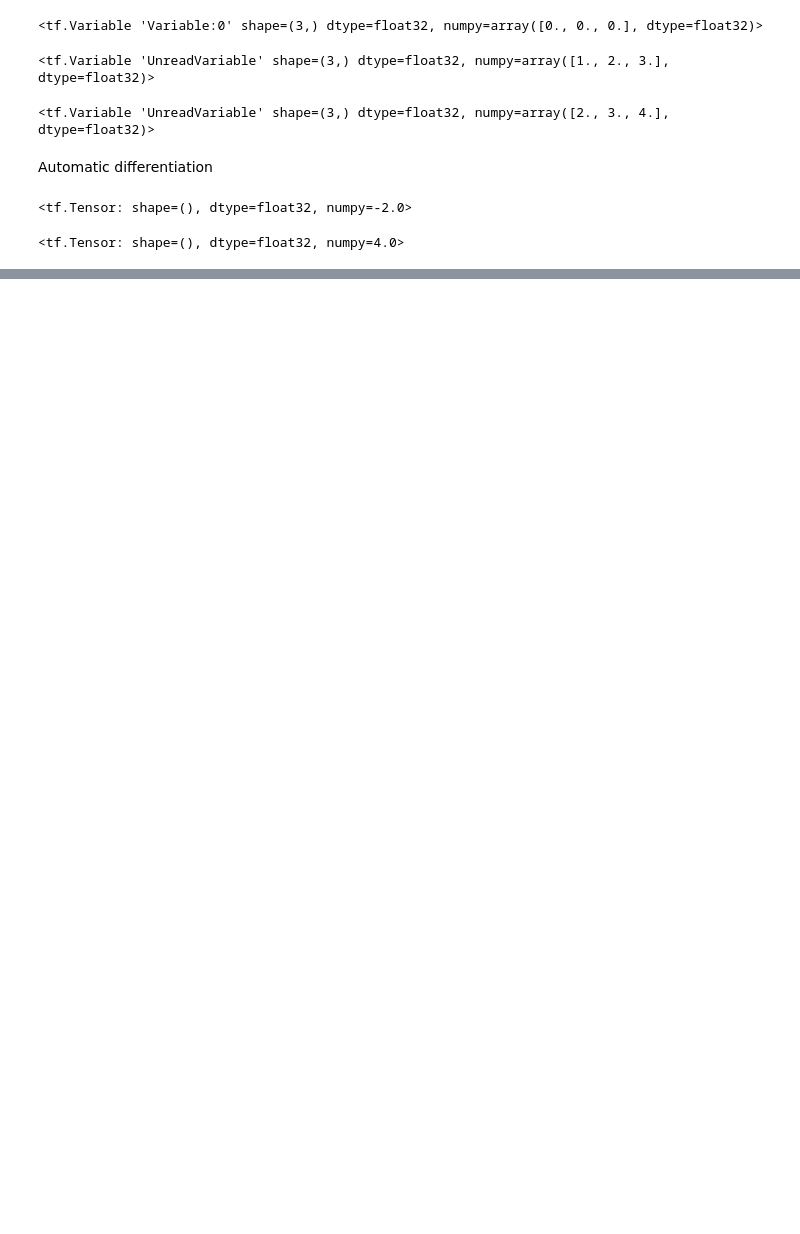
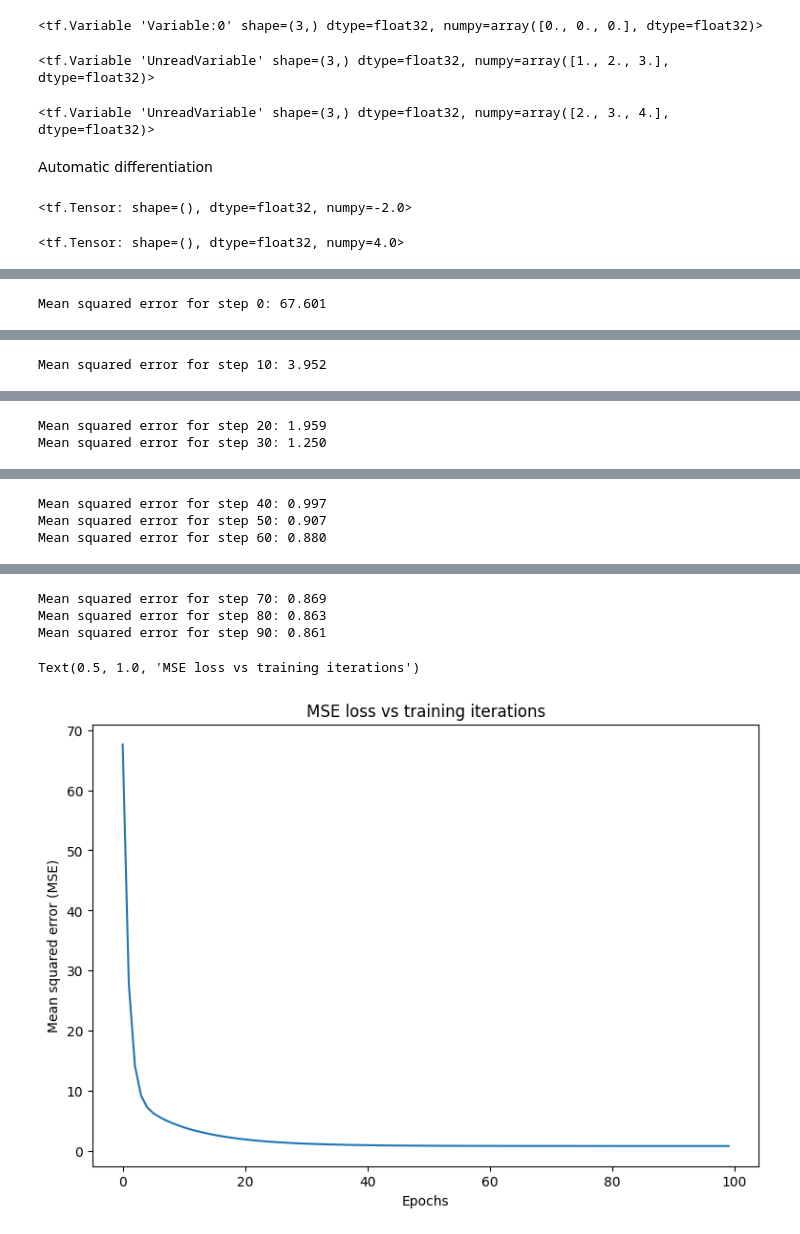
Before and after one commit to TaMaN2031A/data-yard, a Jupyter notebook: Roots of Knowledge/tf documentation/learn/guide/tf basics/overview.ipynb, the cells around one changed output, grey strips where cells are left out. Saved outputs shown, nothing was run; the diff lists cells and outputs as text; code cells hidden in the pictures; blank space fills up the shorter version.

```diff
--- a/Roots of Knowledge/tf documentation/learn/guide/tf basics/overview.ipynb
+++ b/Roots of Knowledge/tf documentation/learn/guide/tf basics/overview.ipynb
@@ -184,0 +284,27 @@ https://www.tensorflow.org/guide/basics#graphs_and_tffunction
+# %%
+batch_size = 32
+dataset = tf.data.Dataset.from_tensor_slices((x, y))
+dataset = dataset.shuffle(buffer_size=x.shape[0]).batch(batch_size)
+# %%
+epochs = 100
+learning_rate = 0.01
+losses = []
+
+for epoch in range(epochs):
+    for x_batch, y_batch in dataset:
+        with tf.GradientTape() as tape:
+            loss = mse_loss(ypr=quad_model(x_batch), y=y_batch)
+        grads = tape.gradient(loss, quad_model.variables)
+        for g,v in zip(grads, quad_model.variables):
+            v.assign_sub(learning_rate*g)
+    loss = mse_loss(quad_model(x), y)
+    losses.append(loss)
+    if epoch % 10 == 0:
+        print(f'Mean squared error for step {epoch}: {loss.numpy():0.3f}')
+
+print('\n')
+plt.plot(range(epochs), losses)
+plt.xlabel('Epochs')
+plt.ylabel('Mean squared error (MSE)')
+plt.title('MSE loss vs training iterations')
+# %% [output]
@@ -184,0 +312 @@ https://www.tensorflow.org/guide/basics#graphs_and_tffunction
+Mean squared error for step 0: 67.601
@@ -184,0 +316 @@ https://www.tensorflow.org/guide/basics#graphs_and_tffunction
+Mean squared error for step 10: 3.952
@@ -184,0 +318,2 @@ https://www.tensorflow.org/guide/basics#graphs_and_tffunction
+Mean squared error for step 20: 1.959
+Mean squared error for step 30: 1.250
@@ -184,0 +321,3 @@ https://www.tensorflow.org/guide/basics#graphs_and_tffunction
+Mean squared error for step 40: 0.997
+Mean squared error for step 50: 0.907
+Mean squared error for step 60: 0.880
@@ -184,0 +325,5 @@ https://www.tensorflow.org/guide/basics#graphs_and_tffunction
+Mean squared error for step 70: 0.869
+Mean squared error for step 80: 0.863
+Mean squared error for step 90: 0.861
+Text(0.5, 1.0, 'MSE loss vs training iterations')
+[figure, added]
```
Also changed, not shown: parts of 23 cells of this notebook.
